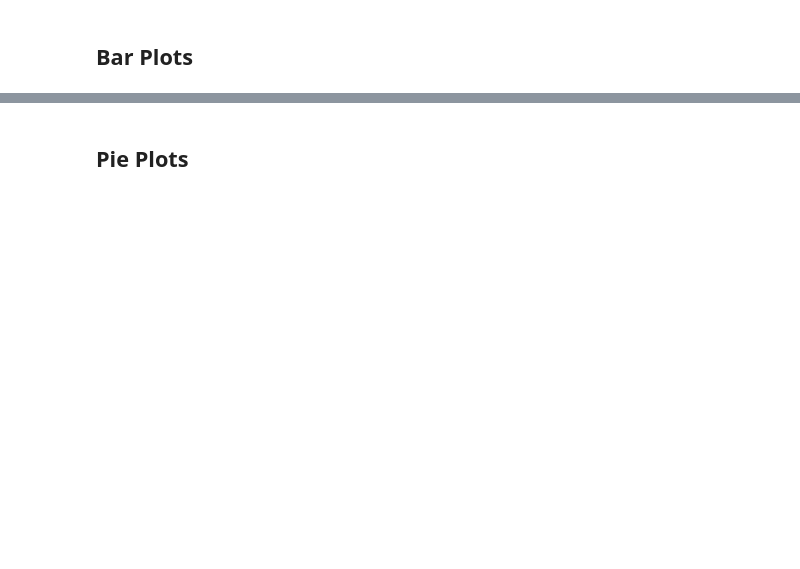
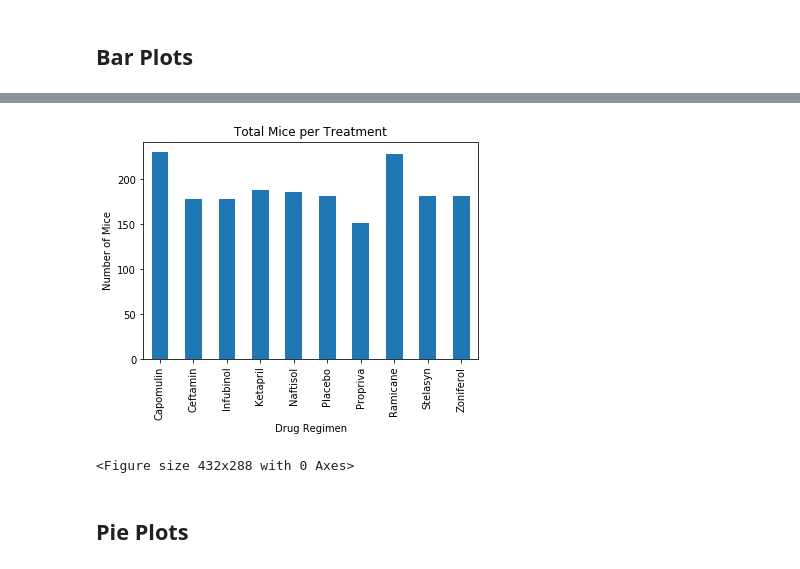
Before and after one commit to rmoesw01/matplotlib-challenge, a Jupyter notebook: Pymaceuticals/pymaceuticals_starter.ipynb, the cells around one changed output, grey strips where cells are left out. Drawn from its saved outputs; the diff is of its cells as text; code cells hidden in the pictures; blank space fills up the shorter version.

```diff
--- a/Pymaceuticals/pymaceuticals_starter.ipynb
+++ b/Pymaceuticals/pymaceuticals_starter.ipynb
@@ -79,5 +123,15 @@ Length: 1893, dtype: bool
 # %%
-# Generate a bar plot showing the number of mice per time point for each treatment throughout the course of the study using pyplot.
+# Generate a bar plot showing the total number of mice for each treatment throughout the course of the study using pyplot.
+# use same variables from previous cell to create bar chart with pyplot
+chart_mice = count_mice.plot(kind = 'bar', title = 'Total Mice per Treatment')
+# label x and y axis
+chart_mice.set_xlabel('Drug Regimen')
+chart_mice.set_ylabel('Number of Mice')
+plt.show()
+plt.tight_layout()
+# %% [output]
+[figure, added]
+<Figure size 432x288 with 0 Axes>
 # %% [markdown]
 ## Pie Plots
 # %%
```
Also changed, not shown: parts of 19 cells of this notebook.
